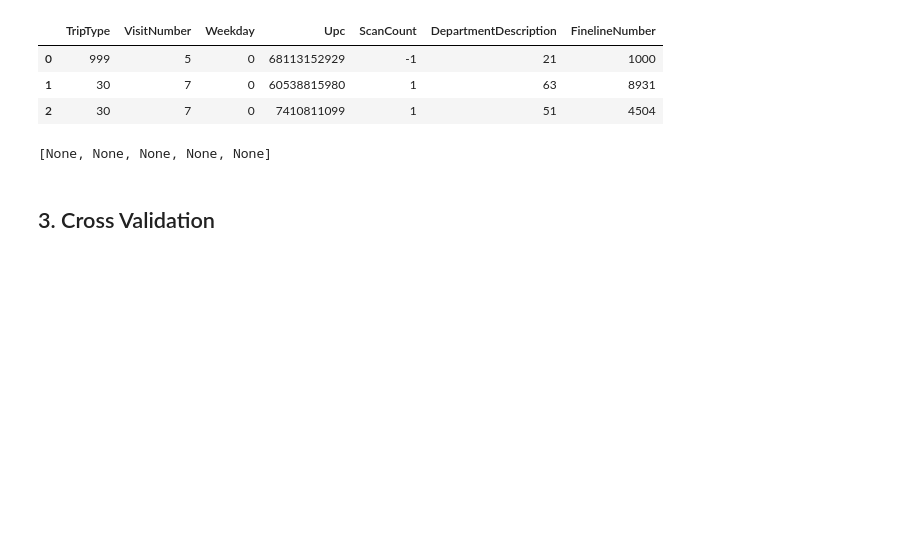
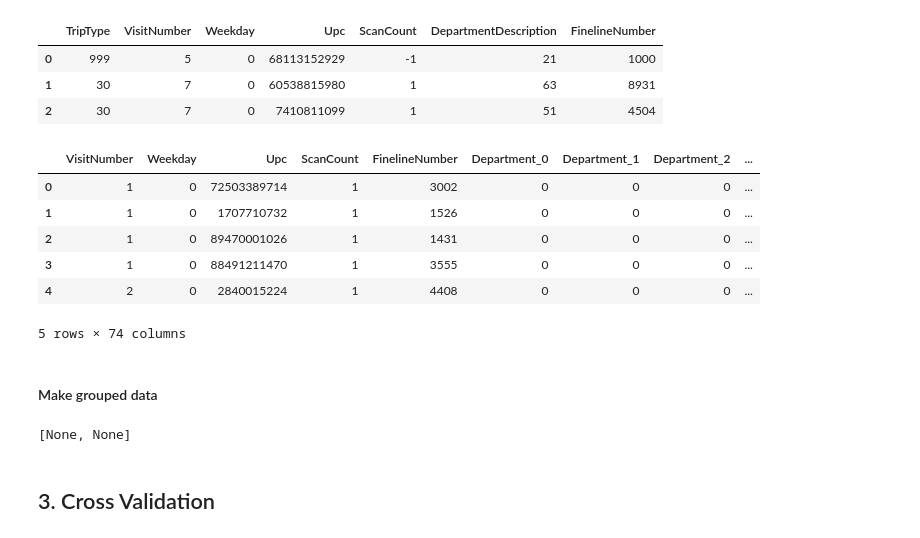
Before and after one commit to sergeyshilin/kaggle, a Jupyter notebook: walmart/Walmart.ipynb, the cells around one changed output. Drawn from its saved outputs; the diff is of its cells as text; code cells hidden in the pictures; blank space fills up the shorter version.

Commit message:
grouped data with xgboost

```diff
--- a/walmart/Walmart.ipynb
+++ b/walmart/Walmart.ipynb
@@ -61,0 +46,21 @@ build_features(test)
+# %%
+train.fillna(0, inplace=True)
+test.fillna(0, inplace=True)
+# %%
+train = train.astype(int)
+test = test.astype(int)
+# %%
+train_builded = pd.get_dummies(train, columns=['DepartmentDescription'], prefix=['Department'])
+test_builded = pd.get_dummies(test, columns=['DepartmentDescription'], prefix=['Department'])
+# %%
+test_builded['Department_27'] = 0
+# %%
+test_builded[:5]
+# %% [output]
+|  | VisitNumber | Weekday | Upc | ScanCount | FinelineNumber | Department_0 | Department_1 | Department_2 | ... |
+| 0 | 1 | 0 | 72503389714 | 1 | 3002 | 0 | 0 | 0 | ... |
+| 1 | 1 | 0 | 1707710732 | 1 | 1526 | 0 | 0 | 0 | ... |
+| 2 | 1 | 0 | 89470001026 | 1 | 1431 | 0 | 0 | 0 | ... |
+| 3 | 1 | 0 | 88491211470 | 1 | 3555 | 0 | 0 | 0 | ... |
+| 4 | 2 | 0 | 2840015224 | 1 | 4408 | 0 | 0 | 0 | ... |
+5 rows × 74 columns
@@ -62,8 +70,10 @@ build_features(test)
+# %% [markdown]
+#### Make grouped data
 # %%
-cols_tr = list(train.columns)
-[cols_tr.remove(c) for c in ['Weekday', 'DepartmentDescription', 'Upc', 'FinelineNumber']]
-cols_te = list(train.columns)
-[cols_te.remove(c) for c in ['Weekday', 'TripType', 'DepartmentDescription', 'Upc', 'FinelineNumber']]
+cols_tr = list(train_builded.columns)
+[cols_tr.remove(c) for c in ['Upc', 'FinelineNumber']]
+cols_te = list(test_builded.columns)
+[cols_te.remove(c) for c in ['Upc', 'FinelineNumber']]
 # %% [output]
-[None, None, None, None, None]
+[None, None]
 # %%
```
Also changed, not shown: parts of 39 cells of this notebook.
